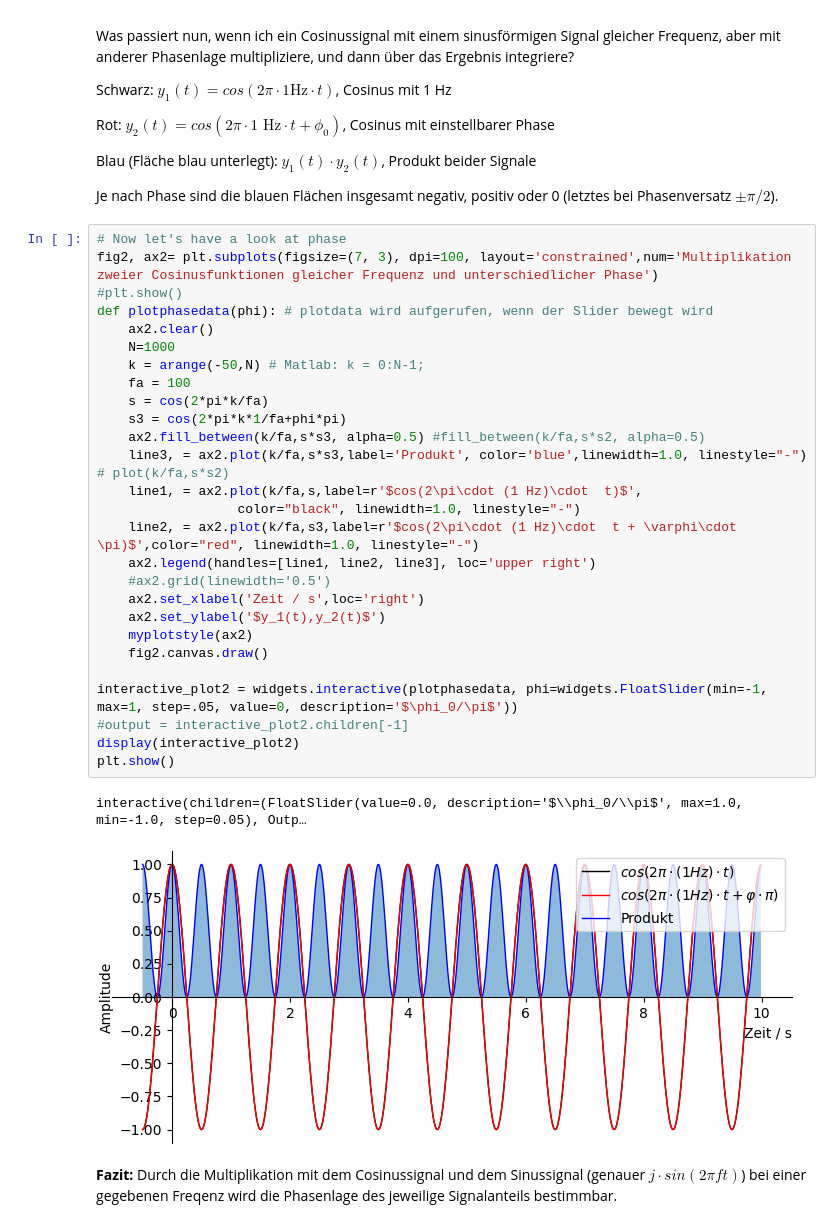
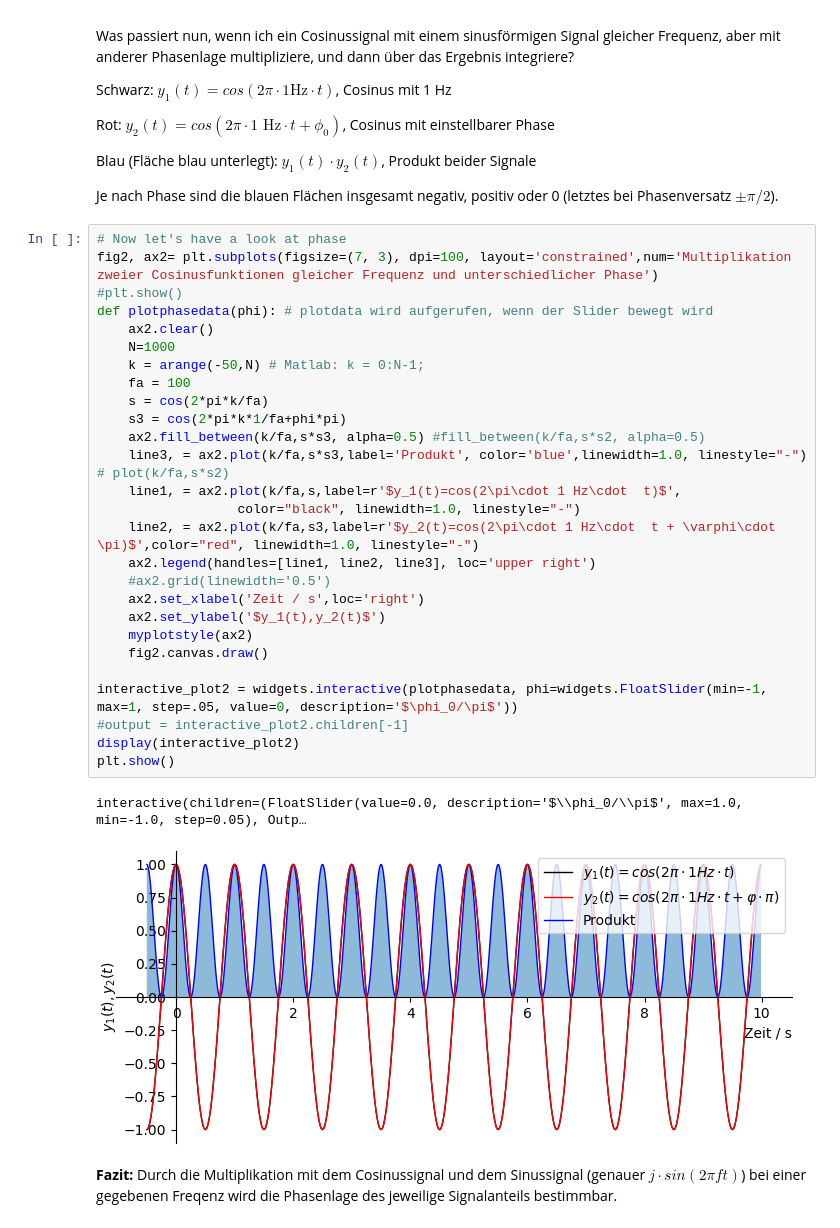
Before and after one commit to bdcodebase/JLdeployments, a Jupyter notebook: content/CosinusMultiplikation.ipynb, the cells around one changed output. Cells and saved outputs as stored; diff of their text form.

Commit message:
Bugfixes
code was not hidden, minor changes in labeling

```diff
--- a/content/CosinusMultiplikation.ipynb
+++ b/content/CosinusMultiplikation.ipynb
@@ -89,32 +89,32 @@ Je nach Phase sind die blauen Flächen insgesamt negativ, positiv oder 0 (letzte
 # %%
 # Now let's have a look at phase
 fig2, ax2= plt.subplots(figsize=(7, 3), dpi=100, layout='constrained',num='Multiplikation zweier Cosinusfunktionen gleicher Frequenz und unterschiedlicher Phase')
 #plt.show()
 def plotphasedata(phi): # plotdata wird aufgerufen, wenn der Slider bewegt wird
     ax2.clear()
     N=1000
     k = arange(-50,N) # Matlab: k = 0:N-1;
     fa = 100
     s = cos(2*pi*k/fa)
     s3 = cos(2*pi*k*1/fa+phi*pi)
     ax2.fill_between(k/fa,s*s3, alpha=0.5) #fill_between(k/fa,s*s2, alpha=0.5)
     line3, = ax2.plot(k/fa,s*s3,label='Produkt', color='blue',linewidth=1.0, linestyle="-") # plot(k/fa,s*s2)
-    line1, = ax2.plot(k/fa,s,label=r'$cos(2\pi\cdot (1 Hz)\cdot  t)$',
+    line1, = ax2.plot(k/fa,s,label=r'$y_1(t)=cos(2\pi\cdot 1 Hz\cdot  t)$',
                   color="black", linewidth=1.0, linestyle="-")
-    line2, = ax2.plot(k/fa,s3,label=r'$cos(2\pi\cdot (1 Hz)\cdot  t + \varphi\cdot \pi)$',color="red", linewidth=1.0, linestyle="-")
+    line2, = ax2.plot(k/fa,s3,label=r'$y_2(t)=cos(2\pi\cdot 1 Hz\cdot  t + \varphi\cdot \pi)$',color="red", linewidth=1.0, linestyle="-")
     ax2.legend(handles=[line1, line2, line3], loc='upper right')
     #ax2.grid(linewidth='0.5')
     ax2.set_xlabel('Zeit / s',loc='right')
     ax2.set_ylabel('$y_1(t),y_2(t)$')
     myplotstyle(ax2)
     fig2.canvas.draw()
 
 interactive_plot2 = widgets.interactive(plotphasedata, phi=widgets.FloatSlider(min=-1, max=1, step=.05, value=0, description='$\phi_0/\pi$'))
 #output = interactive_plot2.children[-1]
 display(interactive_plot2)
 plt.show()
 # %% [output]
 interactive(children=(FloatSlider(value=0.0, description='$\\phi_0/\\pi$', max=1.0, min=-1.0, step=0.05), Outp…
-[figure, old version]
+[figure, new version]
 # %% [markdown]
 **Fazit:** Durch die Multiplikation mit dem Cosinussignal und dem Sinussignal (genauer $j\cdot sin(2 \pi f t)$) bei einer gegebenen Freqenz wird die Phasenlage des jeweilige Signalanteils bestimmbar.
```
Also changed, not shown: parts of 1 cell of this notebook, 2 other files.
